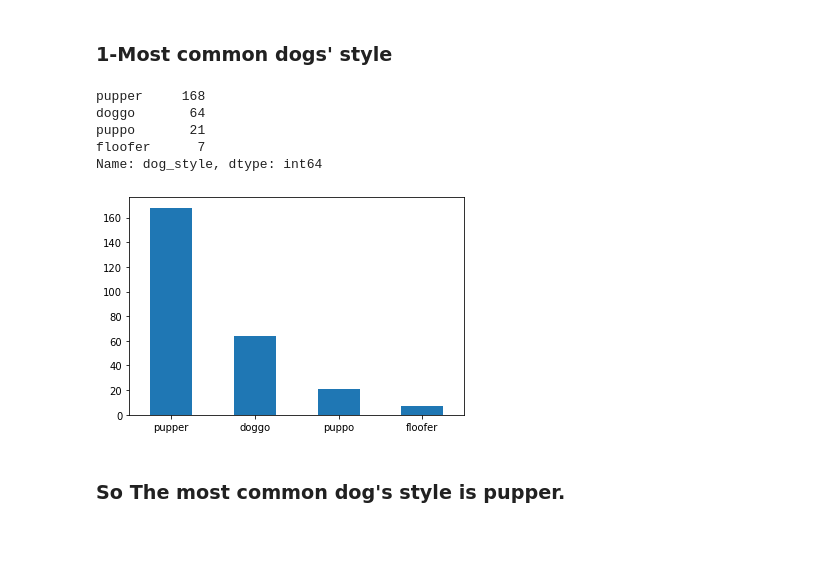
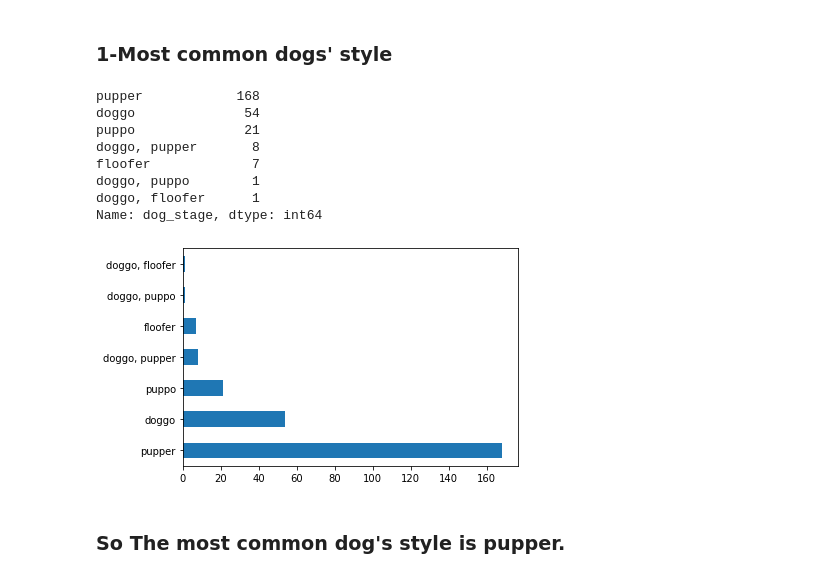
Before and after one commit to shaimaaMohmed/Data-wrangling_WeRateDogs, a Jupyter notebook: wrangle_act.ipynb, the cells around one changed output. Cells and saved outputs as stored; diff of their text form; code cells hidden in the pictures; blank space fills up the shorter version.

```diff
--- a/wrangle_act.ipynb
+++ b/wrangle_act.ipynb
@@ -722,4 +784,0 @@ df_merge_Twitter_Image_Archive[['doggo', 'floofer', 'pupper', 'puppo','name']].s
-# %%
-# convert timestamp from string into datetime
-df_merge_Twitter_Image_Archive['timestamp'] = pd.to_datetime(df_merge_Twitter_Image_Archive.timestamp)
-df_merge_Twitter_Image_Archive
@@ -901,7 +932,0 @@ Tidiness Issues
-# %%
-df_merge_Twitter_Image_Archive['doggo'] = df_merge_Twitter_Image_Archive['doggo'].fillna(df_merge_Twitter_Image_Archive['floofer'])
-df_merge_Twitter_Image_Archive['doggo'] = df_merge_Twitter_Image_Archive['doggo'].fillna(df_merge_Twitter_Image_Archive['pupper'])
-df_merge_Twitter_Image_Archive['doggo'] = df_merge_Twitter_Image_Archive['doggo'].fillna(df_merge_Twitter_Image_Archive['puppo'])
-df_merge_Twitter_Image_Archive.drop(columns=['floofer','pupper', 'puppo'], inplace=True)
-df_merge_Twitter_Image_Archive = df_merge_Twitter_Image_Archive.rename(columns={'doggo': 'dog_style'})
-df_merge_Twitter_Image_Archive
@@ -940,0 +949,15 @@ See the caveats in the documentation: https://pandas.pydata.org/pandas-docs/stab
+# %%
+#3.10.2 Clean:
+# select the dog stages columns from the dataset
+all_dogs_type = ['doggo', 'floofer', 'pupper', 'puppo']
+# replace the 'None' string with np.nan
+df_merge_Twitter_Image_Archive[all_dogs_type] = df_merge_Twitter_Image_Archive[all_dogs_type].replace('None', np.nan)
+
+# create the dog_stage column with joining the four stage columns in one column called dog_stage join for more than stage
+df_merge_Twitter_Image_Archive['dog_stage'] = df_merge_Twitter_Image_Archive[all_dogs_type].\
+                                        apply(lambda x: ', '.join(x.dropna().astype(str)),axis =1)
+# replace the empty string with nan and change datatype to category
+df_merge_Twitter_Image_Archive.dog_stage = df_merge_Twitter_Image_Archive.dog_stage.replace('', np.nan).astype('category')
+
+# drop the 4 columns
+df_merge_Twitter_Image_Archive = df_merge_Twitter_Image_Archive.drop(columns = all_dogs_type, axis =1)
@@ -1063,20 +1137,23 @@ df_merge_Twitter_Image_Archive[df_merge_Twitter_Image_Archive['retweet_count'] =
 # %% [markdown]
 ### 1-Most common dogs' style
 # %%
-top_dogs_styles = df_merge_Twitter_Image_Archive.dog_style.value_counts()
+top_dogs_styles = df_merge_Twitter_Image_Archive.dog_stage.value_counts()
 top_dogs_styles
 # %% [output]
-pupper     168
-doggo       64
-puppo       21
-floofer      7
-Name: dog_style, dtype: int64
+pupper            168
+doggo              54
+puppo              21
+doggo, pupper       8
+floofer             7
+doggo, puppo        1
+doggo, floofer      1
+Name: dog_stage, dtype: int64
 # %%
-top_dogs_styles.plot(kind='bar')
+top_dogs_styles.plot(kind='barh')
 plt.xticks(rotation=0)
 plt.show()
 # %% [output]
-[figure, old version]
+[figure, new version]
 # %% [markdown]
 ### So The most common dog's style is pupper.
 # %% [markdown]
```
Also changed, not shown: parts of 80 cells of this notebook, 4 other files.
